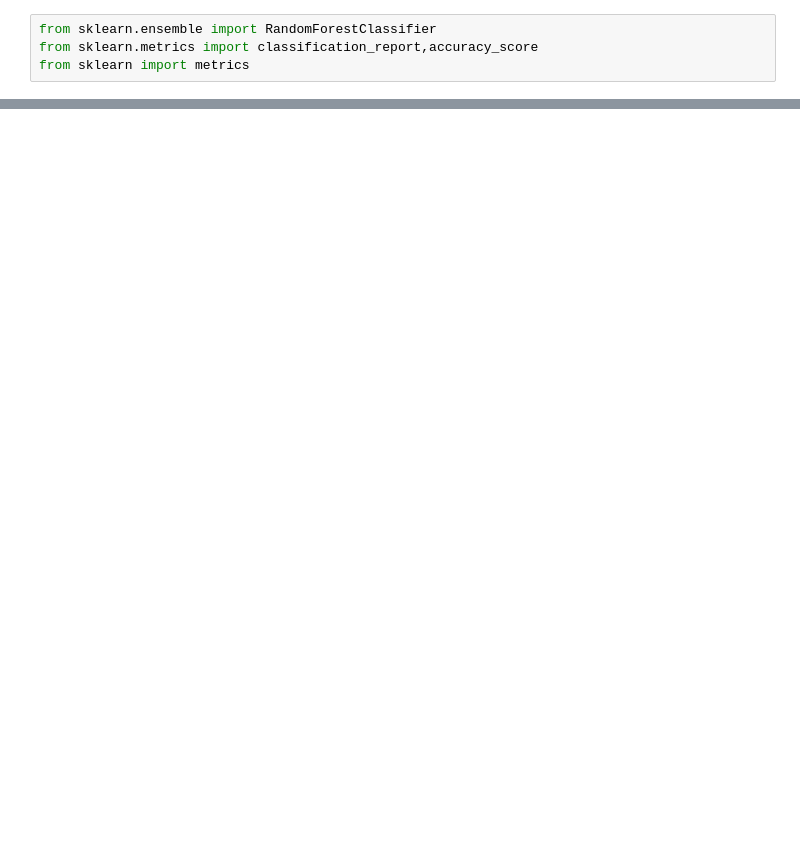
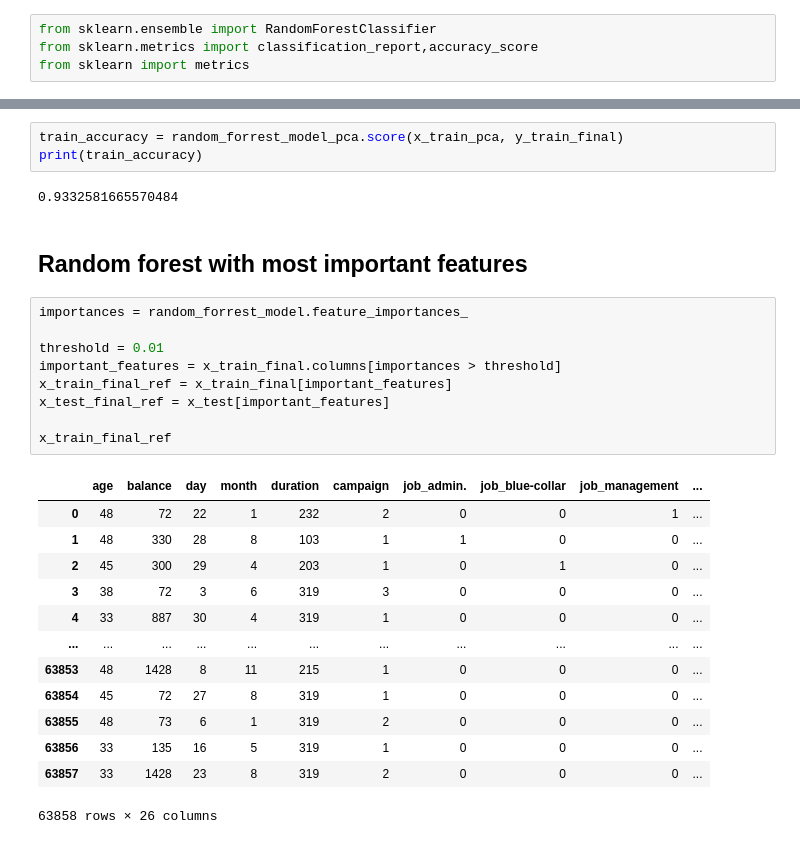
Before and after one commit to Dulina77/bank-marketing-prediction, a Jupyter notebook: Notebooks/cw1.ipynb, the cells around one changed output, grey strips where cells are left out. Drawn from its saved outputs; the diff is of its cells as text; blank space fills up the shorter version.

```diff
--- a/Notebooks/cw1.ipynb
+++ b/Notebooks/cw1.ipynb
@@ -252,0 +295,30 @@ weighted avg       0.87      0.89      0.88      9043
+# %%
+train_accuracy = random_forrest_model_pca.score(x_train_pca, y_train_final)
+print(train_accuracy)
+# %% [output]
+0.9332581665570484
+# %% [markdown]
+## Random forest with most important features
+# %%
+importances = random_forrest_model.feature_importances_
+
+threshold = 0.01
+important_features = x_train_final.columns[importances > threshold]
+x_train_final_ref = x_train_final[important_features]
+x_test_final_ref = x_test[important_features]
+
+x_train_final_ref
+# %% [output]
+|  | age | balance | day | month | duration | campaign | job_admin. | job_blue-collar | job_management | ... |
+| 0 | 48 | 72 | 22 | 1 | 232 | 2 | 0 | 0 | 1 | ... |
+| 1 | 48 | 330 | 28 | 8 | 103 | 1 | 1 | 0 | 0 | ... |
+| 2 | 45 | 300 | 29 | 4 | 203 | 1 | 0 | 1 | 0 | ... |
+| 3 | 38 | 72 | 3 | 6 | 319 | 3 | 0 | 0 | 0 | ... |
+| 4 | 33 | 887 | 30 | 4 | 319 | 1 | 0 | 0 | 0 | ... |
+| ... | ... | ... | ... | ... | ... | ... | ... | ... | ... | ... |
+| 63853 | 48 | 1428 | 8 | 11 | 215 | 1 | 0 | 0 | 0 | ... |
+| 63854 | 45 | 72 | 27 | 8 | 319 | 1 | 0 | 0 | 0 | ... |
+| 63855 | 48 | 73 | 6 | 1 | 319 | 2 | 0 | 0 | 0 | ... |
+| 63856 | 33 | 135 | 16 | 5 | 319 | 1 | 0 | 0 | 0 | ... |
+| 63857 | 33 | 1428 | 23 | 8 | 319 | 2 | 0 | 0 | 0 | ... |
+63858 rows × 26 columns
```
Also changed, not shown: parts of 23 cells of this notebook.
